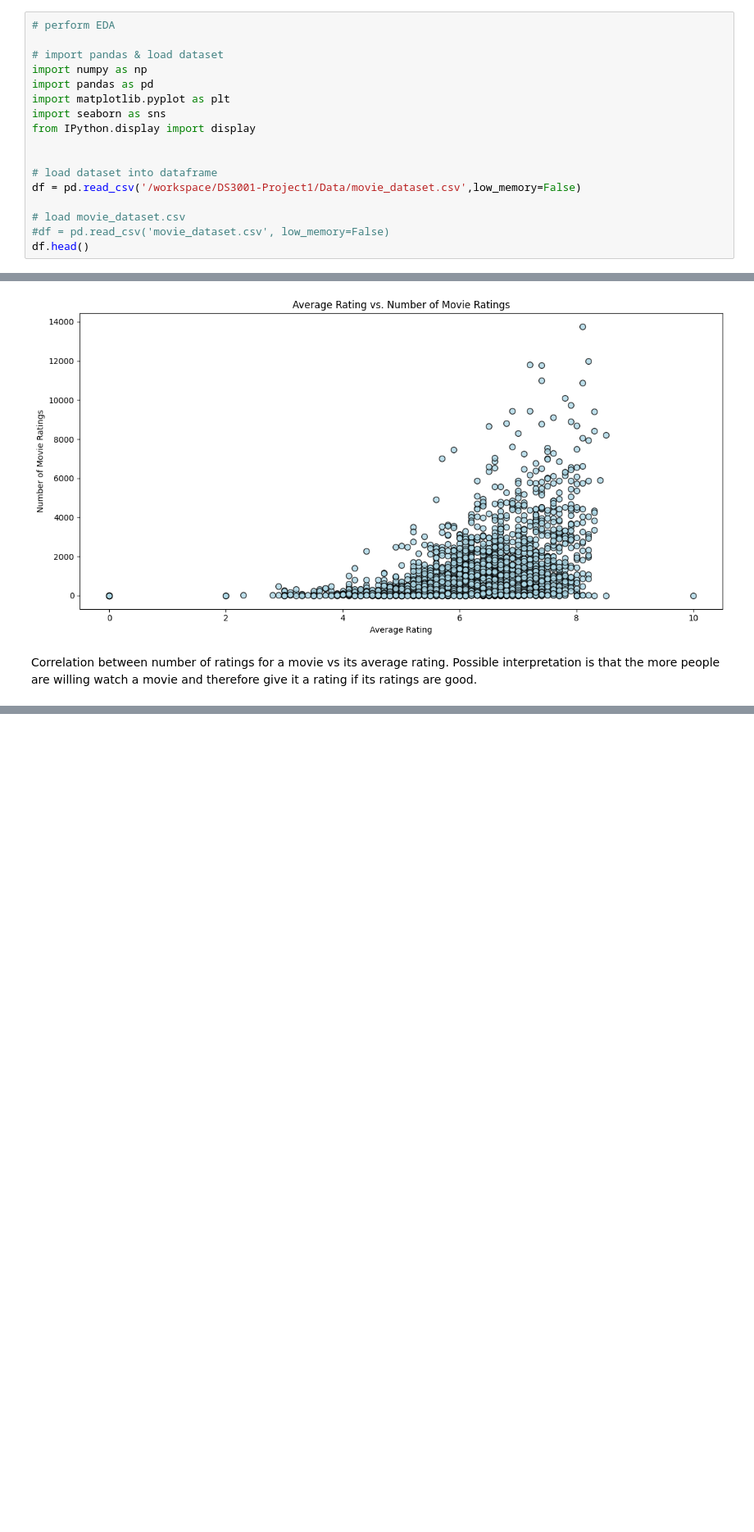
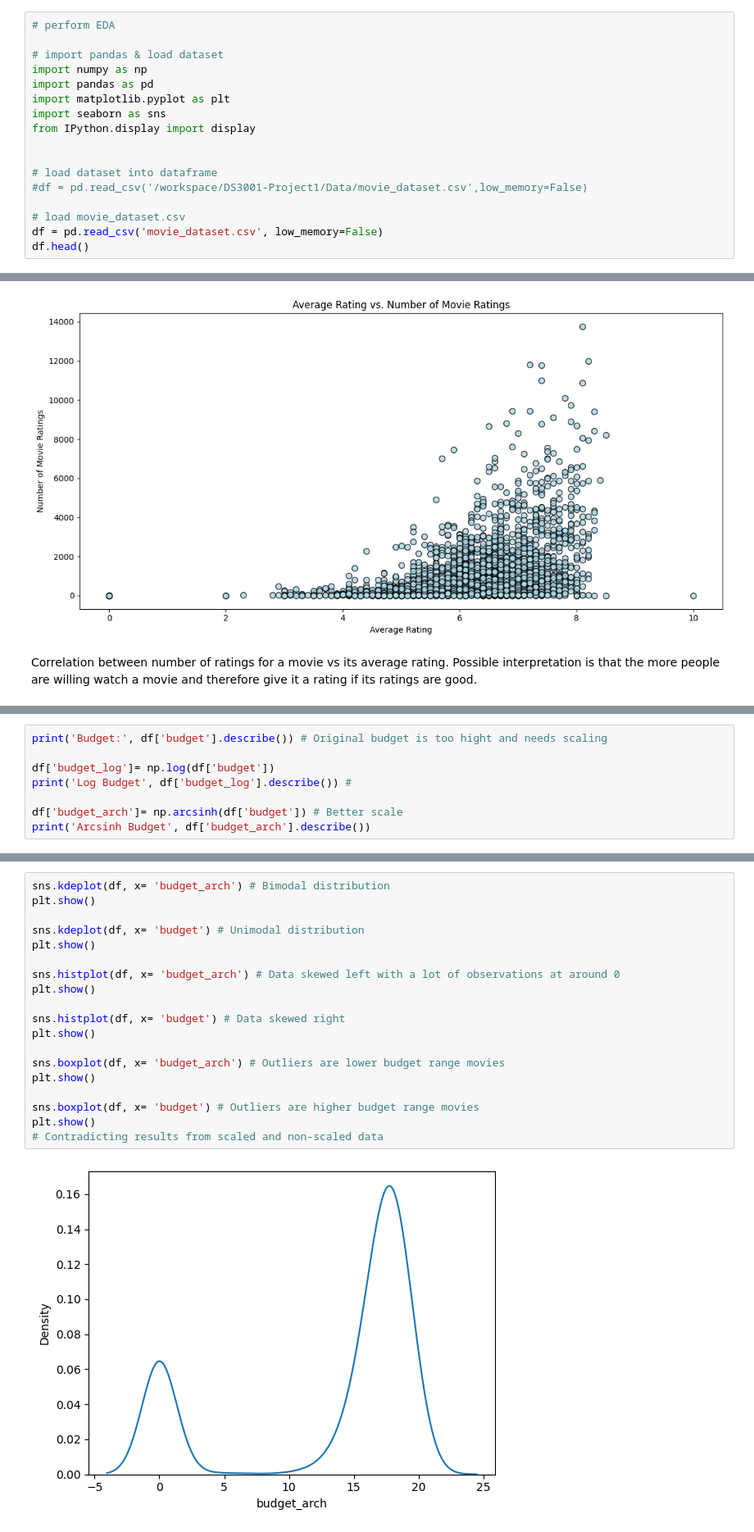
Before and after one commit to oak50/DS3001-Project1, a Jupyter notebook: Scripts/movies_EDA.ipynb, the cells around one changed output, grey strips where cells are left out. Shown at 82% size. Cells and saved outputs as stored; diff of their text form; blank space fills up the shorter version.

```diff
--- a/Scripts/movies_EDA.ipynb
+++ b/Scripts/movies_EDA.ipynb
@@ -98,10 +112,10 @@ from IPython.display import display
 
 
 # load dataset into dataframe
-df = pd.read_csv('/workspace/DS3001-Project1/Data/movie_dataset.csv',low_memory=False)
+#df = pd.read_csv('/workspace/DS3001-Project1/Data/movie_dataset.csv',low_memory=False)
 
 # load movie_dataset.csv
-#df = pd.read_csv('movie_dataset.csv', low_memory=False)
+df = pd.read_csv('movie_dataset.csv', low_memory=False)
 df.head()
 # %% [output]
 |  | index | budget | genres | homepage | id | keywords | original_language | original_title | overview | ... |
@@ -334,0 +376,8 @@ Correlation between number of ratings for a movie vs its average rating. Possibl
+# %%
+print('Budget:', df['budget'].describe()) # Original budget is too hight and needs scaling
+
+df['budget_log']= np.log(df['budget'])
+print('Log Budget', df['budget_log'].describe()) #
+
+df['budget_arch']= np.arcsinh(df['budget']) # Better scale
+print('Arcsinh Budget', df['budget_arch'].describe())
@@ -334,0 +402,21 @@ Correlation between number of ratings for a movie vs its average rating. Possibl
+# %%
+sns.kdeplot(df, x= 'budget_arch') # Bimodal distribution
+plt.show()
+
+sns.kdeplot(df, x= 'budget') # Unimodal distribution
+plt.show()
+
+sns.histplot(df, x= 'budget_arch') # Data skewed left with a lot of observations at around 0
+plt.show()
+
+sns.histplot(df, x= 'budget') # Data skewed right
+plt.show()
+
+sns.boxplot(df, x= 'budget_arch') # Outliers are lower budget range movies
+plt.show()
+
+sns.boxplot(df, x= 'budget') # Outliers are higher budget range movies
+plt.show()
+# Contradicting results from scaled and non-scaled data
+# %% [output]
+[figure, added]
```
Also changed, not shown: parts of 18 cells of this notebook.
